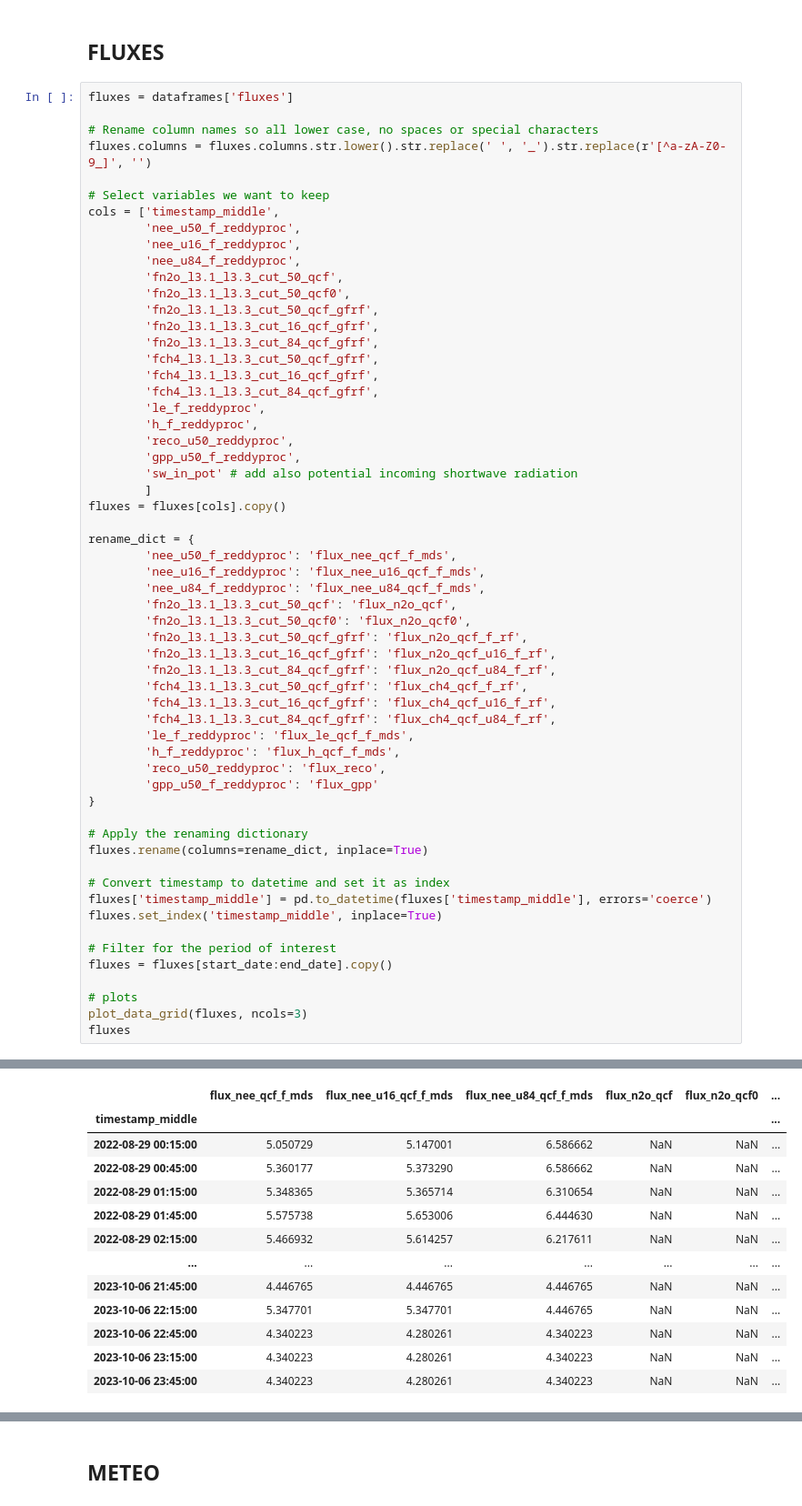
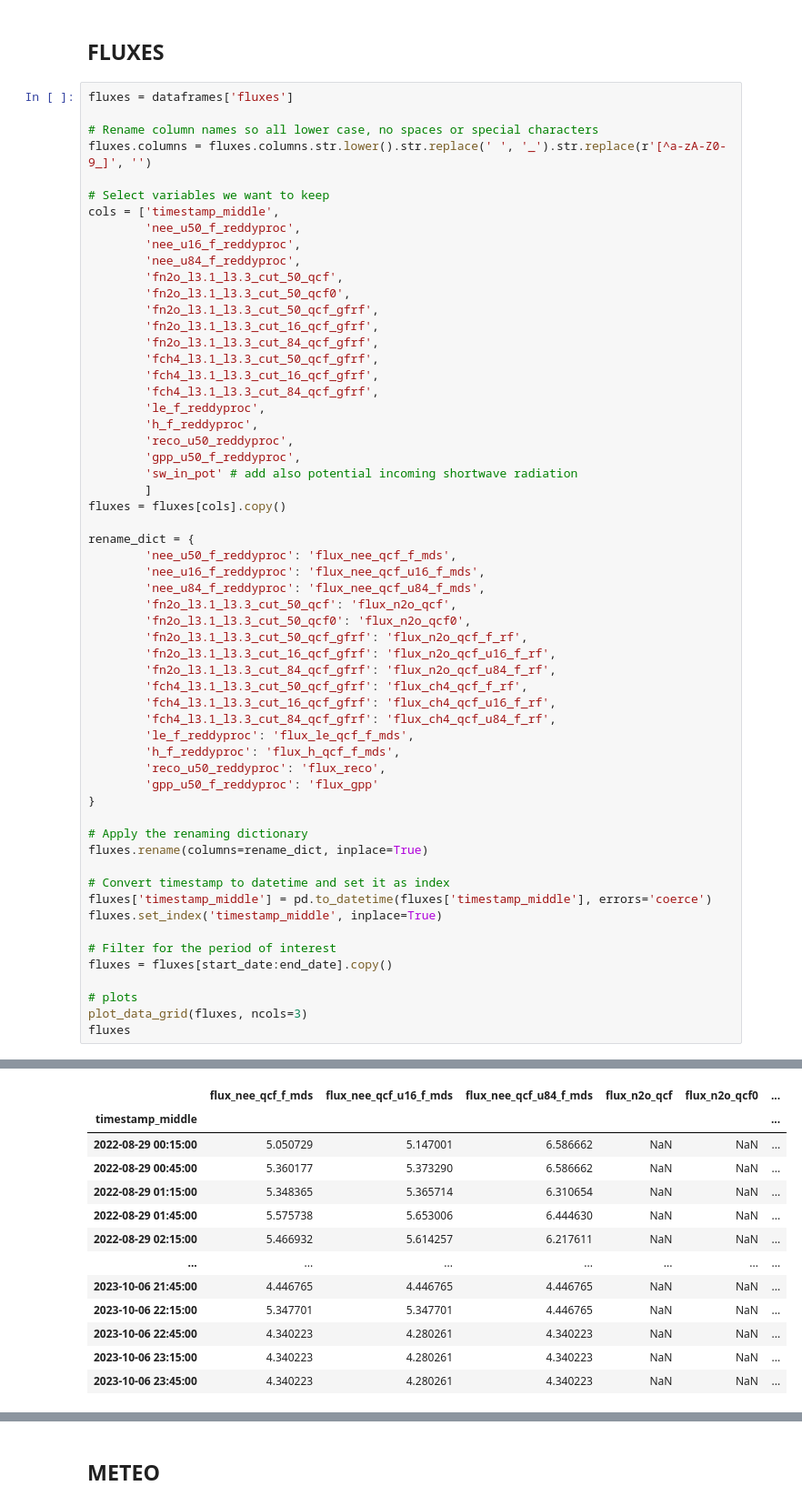
Before and after one commit to fabioturc/n2o-wheat-drivers-sources, a Jupyter notebook: notebooks/DRIVERS_00_prep_data.ipynb, the cells around one changed output, grey strips where cells are left out. Shown at 91% size. Saved outputs shown, nothing was run; the diff lists cells and outputs as text.

```diff
--- a/notebooks/DRIVERS_00_prep_data.ipynb
+++ b/notebooks/DRIVERS_00_prep_data.ipynb
@@ -106,38 +106,38 @@ fluxes = fluxes[cols].copy()
 
 rename_dict = {
         'nee_u50_f_reddyproc': 'flux_nee_qcf_f_mds',
-        'nee_u16_f_reddyproc': 'flux_nee_u16_qcf_f_mds',
-        'nee_u84_f_reddyproc': 'flux_nee_u84_qcf_f_mds',
+        'nee_u16_f_reddyproc': 'flux_nee_qcf_u16_f_mds',
+        'nee_u84_f_reddyproc': 'flux_nee_qcf_u84_f_mds',
         'fn2o_l3.1_l3.3_cut_50_qcf': 'flux_n2o_qcf',
         'fn2o_l3.1_l3.3_cut_50_qcf0': 'flux_n2o_qcf0',
         'fn2o_l3.1_l3.3_cut_50_qcf_gfrf': 'flux_n2o_qcf_f_rf',
         'fn2o_l3.1_l3.3_cut_16_qcf_gfrf': 'flux_n2o_qcf_u16_f_rf',
         'fn2o_l3.1_l3.3_cut_84_qcf_gfrf': 'flux_n2o_qcf_u84_f_rf',
         'fch4_l3.1_l3.3_cut_50_qcf_gfrf': 'flux_ch4_qcf_f_rf',
         'fch4_l3.1_l3.3_cut_16_qcf_gfrf': 'flux_ch4_qcf_u16_f_rf',
         'fch4_l3.1_l3.3_cut_84_qcf_gfrf': 'flux_ch4_qcf_u84_f_rf',
         'le_f_reddyproc': 'flux_le_qcf_f_mds',
         'h_f_reddyproc': 'flux_h_qcf_f_mds',
         'reco_u50_reddyproc': 'flux_reco',
         'gpp_u50_f_reddyproc': 'flux_gpp'
 }
 
 # Apply the renaming dictionary
 fluxes.rename(columns=rename_dict, inplace=True)
 
 # Convert timestamp to datetime and set it as index
 fluxes['timestamp_middle'] = pd.to_datetime(fluxes['timestamp_middle'], errors='coerce')
 fluxes.set_index('timestamp_middle', inplace=True)
 
 # Filter for the period of interest
 fluxes = fluxes[start_date:end_date].copy()
 
 # plots
 plot_data_grid(fluxes, ncols=3)
 fluxes
 # %% [output]
 [figure]
-|  | flux_nee_qcf_f_mds | flux_nee_u16_qcf_f_mds | flux_nee_u84_qcf_f_mds | flux_n2o_qcf | flux_n2o_qcf0 | ... |
+|  | flux_nee_qcf_f_mds | flux_nee_qcf_u16_f_mds | flux_nee_qcf_u84_f_mds | flux_n2o_qcf | flux_n2o_qcf0 | ... |
 | timestamp_middle |  |  |  |  |  | ... |
 | 2022-08-29 00:15:00 | 5.050729 | 5.147001 | 6.586662 | NaN | NaN | ... |
 | 2022-08-29 00:45:00 | 5.360177 | 5.373290 | 6.586662 | NaN | NaN | ... |
```
Also changed, not shown: parts of 2 cells of this notebook.
